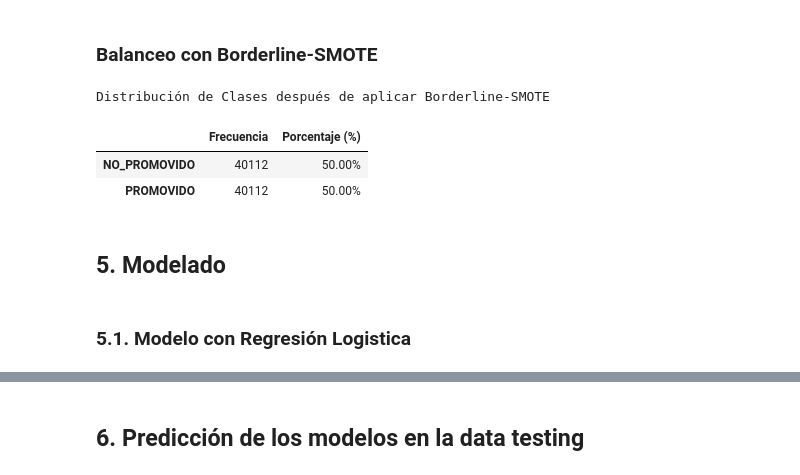
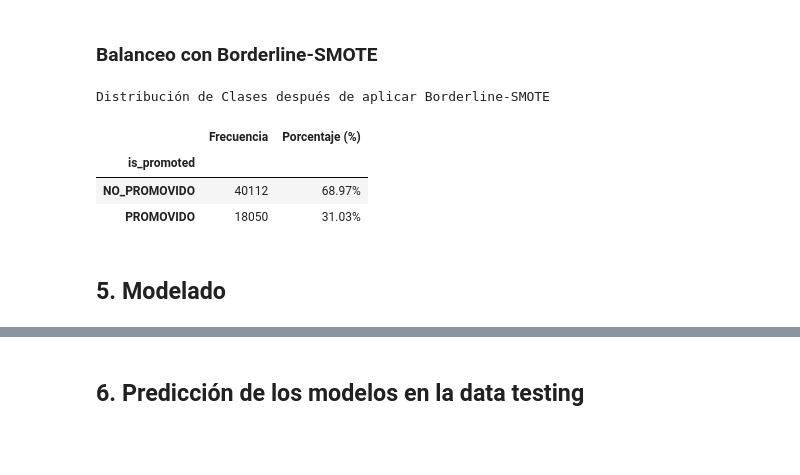
Before and after one commit to CieloLozada/Proyecto-final---Futura-, a Jupyter notebook: HRAnalytics_Parte2.ipynb, the cells around one changed output, grey strips where cells are left out. Cells and saved outputs as stored; diff of their text form; code cells hidden in the pictures; blank space fills up the shorter version.

```diff
--- a/HRAnalytics_Parte2.ipynb
+++ b/HRAnalytics_Parte2.ipynb
@@ -3,10 +8,16 @@
+# %%
+# Importación de librerías necesarias
+import pandas as pd
+import numpy as np
+import matplotlib.pyplot as plt
+import seaborn as sns
+
+pd.set_option('display.max_rows', 100)
+
+datos = pd.read_csv("/content/drive/MyDrive/Proyecto_Cielo_PA/FUTURA/HRAnalytics.csv", sep=",", decimal=".")
 # %%
-# Importación de librerías necesarias
-import pandas as pd
-import numpy as np
-
 # Lectura de datos
-datos = pd.read_csv("HRAnalytics.csv", sep=",", decimal=".")
+#datos = pd.read_csv("HRAnalytics.csv", sep=",", decimal=".")
 
 # Inspeccionando la estructura de los datos
 info_data = {
@@ -86,6 +97,6 @@ Int64Index([0, 1], dtype='int64')
 # %%
 # Renombramos las categorías del target
-datos['is_promoted'].cat.rename_categories(['NO_PROMOVIDO', 'PROMOVIDO'], inplace=True)
+datos['is_promoted'] = datos['is_promoted'].cat.rename_categories(['NO_PROMOVIDO', 'PROMOVIDO'])
 # %%
 # Evaluando la variable target 'is_promoted'
 
@@ -307,6 +348,6 @@ max         1.000000      1.000000            1.000000
 # %%
 # Creación de variables dummies para las variables categóricas seleccionadas
-datos_transformado = pd.get_dummies(datos_transformado, columns=['department', 'region', 'education',
+datos_transformado = pd.get_dummies(datos_transformado.drop(columns={'region'}), columns=['department', 'education',
                                                                  'gender', 'recruitment_channel'],
                                     drop_first=True)
 
@@ -482,40 +938,39 @@ Distribución de Clases en el Conjunto de Prueba
 from imblearn.over_sampling import BorderlineSMOTE
 
 # Configuración de Borderline-SMOTE
-borderline_smote = BorderlineSMOTE(sampling_strategy='auto', random_state=2024, kind='borderline-1')
+borderline_smote_catboost = BorderlineSMOTE(sampling_strategy=0.45, random_state=2024, kind='borderline-1')
 
 # Aplicar Borderline-SMOTE al conjunto de datos de entrenamiento
-X_train_border, y_train_border = borderline_smote.fit_resample(X_train, y_train)
+X_train_border_catboost, y_train_border_catboost = borderline_smote_catboost.fit_resample(X_train, y_train)
 
 # Calculando las frecuencias y porcentajes de las clases después de aplicar Borderline-SMOTE
-border_counts = y_train_border.value_counts()
-border_percent = round(y_train_border.value_counts(normalize=True) * 100, 2)
+border_counts = y_train_border_catboost.value_counts()
+border_percent = round(y_train_border_catboost.value_counts(normalize=True) * 100, 2)
 
 # Creando un DataFrame para la distribución de clases después de Borderline-SMOTE
 borderline_df = pd.DataFrame({'Frecuencia': border_counts, 'Porcentaje (%)': border_percent})
 
 # Aplicando estilo visual al cuadro
 def estilizar_tabla(df, titulo):
     return (df.style.set_caption(titulo)
                  .format({'Porcentaje (%)': '{:.2f}%'})
                  .set_properties(**{'text-align': 'center'})
                  .set_table_styles([{
                      'selector': 'th',
                      'props': [('font-size', '14px'), ('text-align', 'center'), ('color', 'white'),
                                ('background-color', '#4CAF50')]
                  }, {
                      'selector': 'td',
                      'props': [('font-size', '12px')]
                  }]))
 
 # Mostrar el cuadro estilizado
 estilizar_tabla(borderline_df, "Distribución de Clases después de aplicar Borderline-SMOTE")
 # %% [output]
 Distribución de Clases después de aplicar Borderline-SMOTE
 |  | Frecuencia | Porcentaje (%) |
-| NO_PROMOVIDO | 40112 | 50.00% |
-| PROMOVIDO | 40112 | 50.00% |
+| is_promoted |  |  |
+| NO_PROMOVIDO | 40112 | 68.97% |
+| PROMOVIDO | 18050 | 31.03% |
 # %% [markdown]
 ## 5. Modelado
-# %% [markdown]
-### 5.1. Modelo con Regresión Logistica
```
Also changed, not shown: parts of 72 cells of this notebook.
